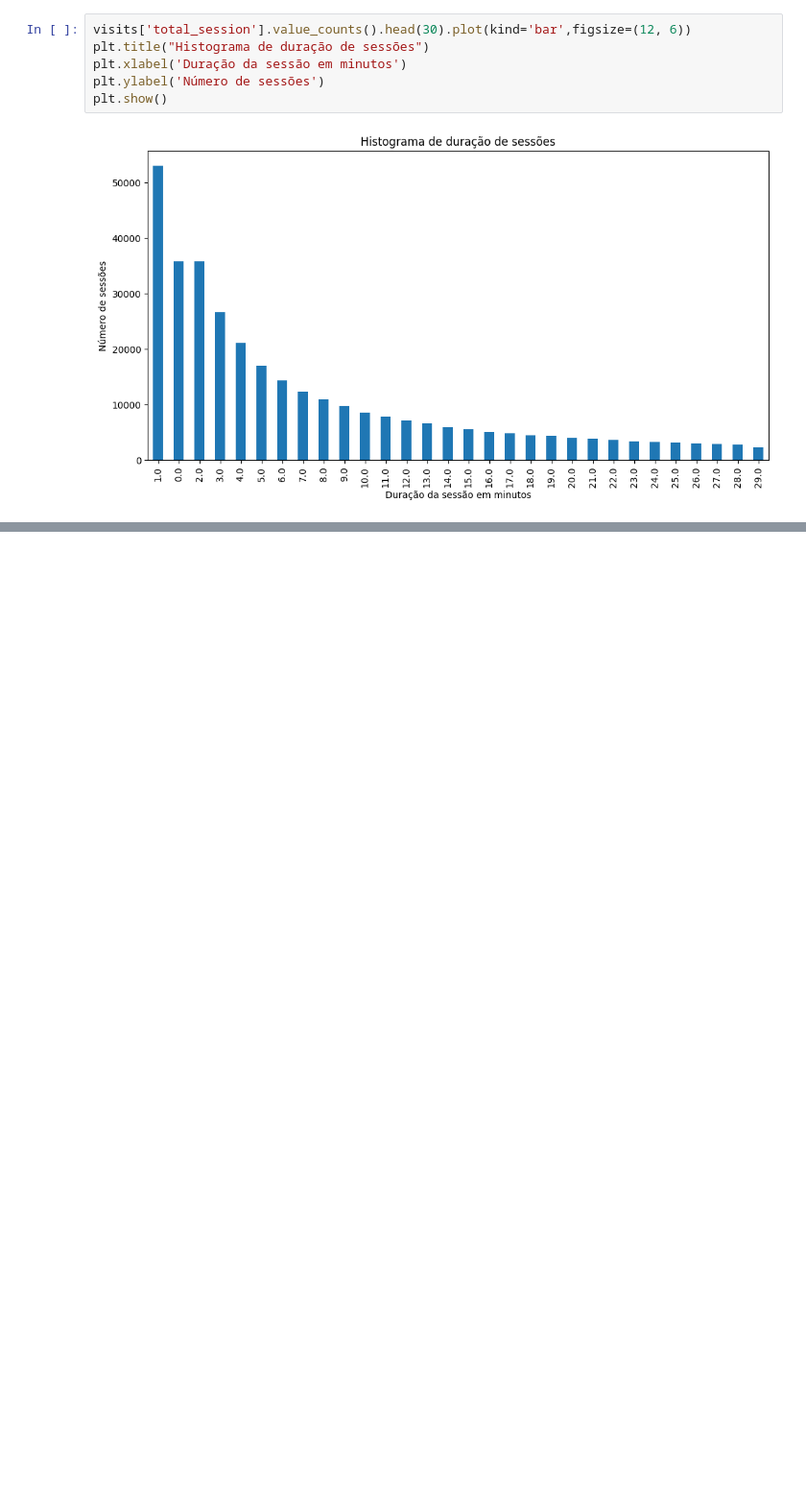
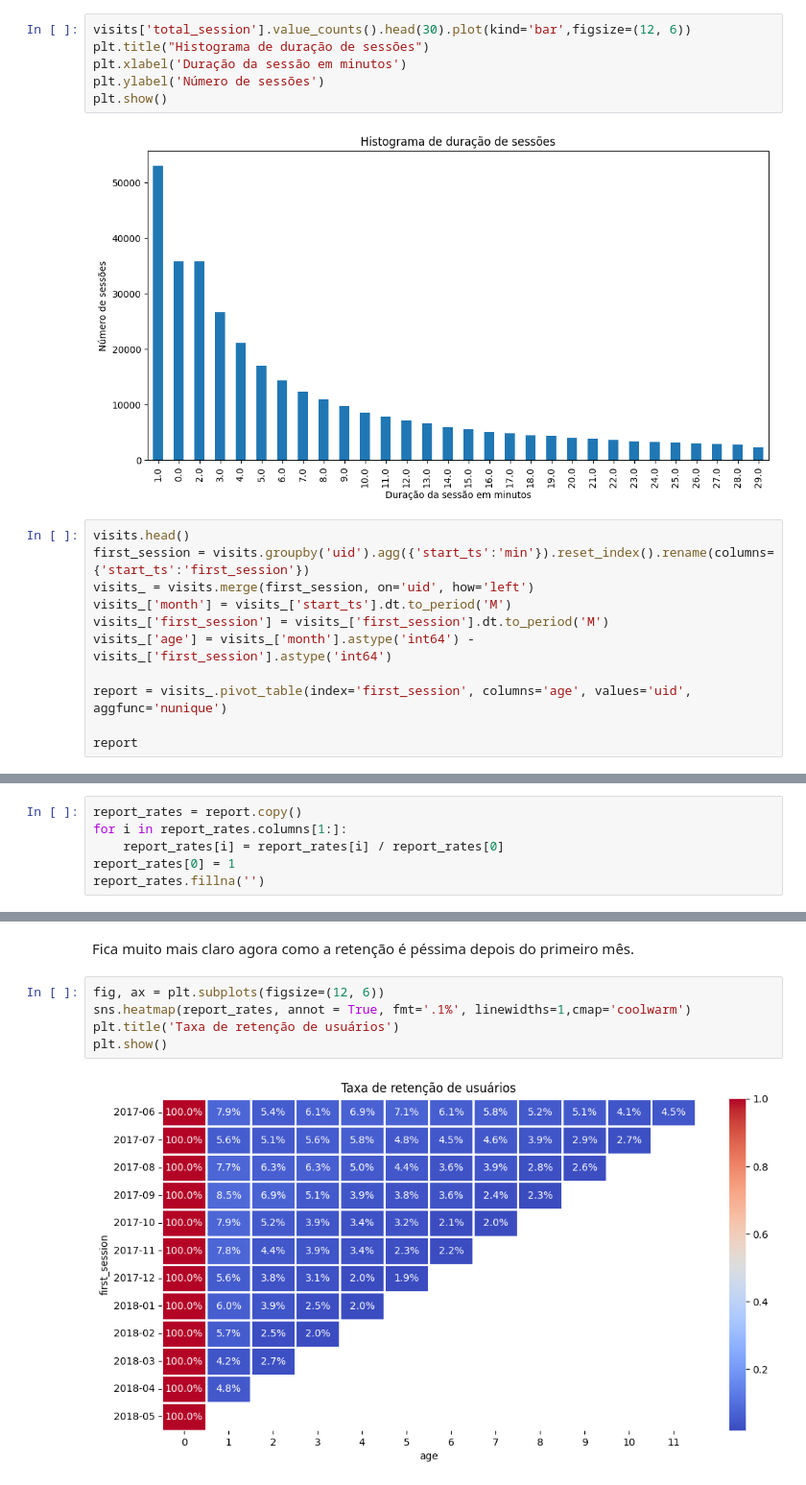
Before and after one commit to gustavoquareli/projeto-S_08, a Jupyter notebook: notebook.ipynb, the cells around one changed output, grey strips where cells are left out. Shown at 96% size. Cells and saved outputs as stored; diff of their text form; blank space fills up the shorter version.

```diff
--- a/notebook.ipynb
+++ b/notebook.ipynb
@@ -342,3 +348,14 @@ plt.ylabel('Número de sessões')
 plt.show()
 # %% [output]
 [figure]
+# %%
+visits.head()
+first_session = visits.groupby('uid').agg({'start_ts':'min'}).reset_index().rename(columns={'start_ts':'first_session'})
+visits_ = visits.merge(first_session, on='uid', how='left')
+visits_['month'] = visits_['start_ts'].dt.to_period('M')
+visits_['first_session'] = visits_['first_session'].dt.to_period('M')
+visits_['age'] = visits_['month'].astype('int64') - visits_['first_session'].astype('int64')
+
+report = visits_.pivot_table(index='first_session', columns='age', values='uid', aggfunc='nunique')
+
+report
@@ -344,0 +379,6 @@ plt.show()
+# %%
+report_rates = report.copy()
+for i in report_rates.columns[1:]:
+    report_rates[i] = report_rates[i] / report_rates[0]
+report_rates[0] = 1
+report_rates.fillna('')
@@ -344,0 +400,9 @@ plt.show()
+# %% [markdown]
+Fica muito mais claro agora como a retenção é péssima depois do primeiro mês.
+# %%
+fig, ax = plt.subplots(figsize=(12, 6))
+sns.heatmap(report_rates, annot = True, fmt='.1%', linewidths=1,cmap='coolwarm')
+plt.title('Taxa de retenção de usuários')
+plt.show()
+# %% [output]
+[figure, added]
```
Also changed, not shown: parts of 42 cells of this notebook.
